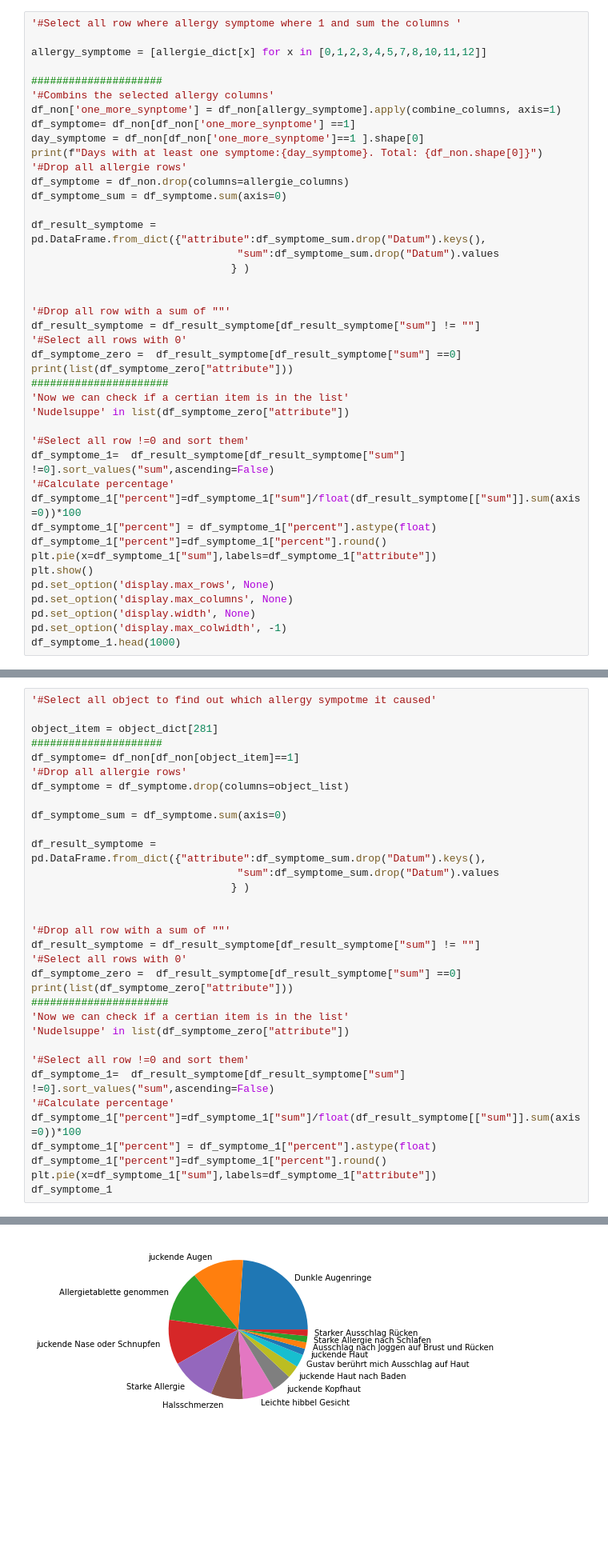
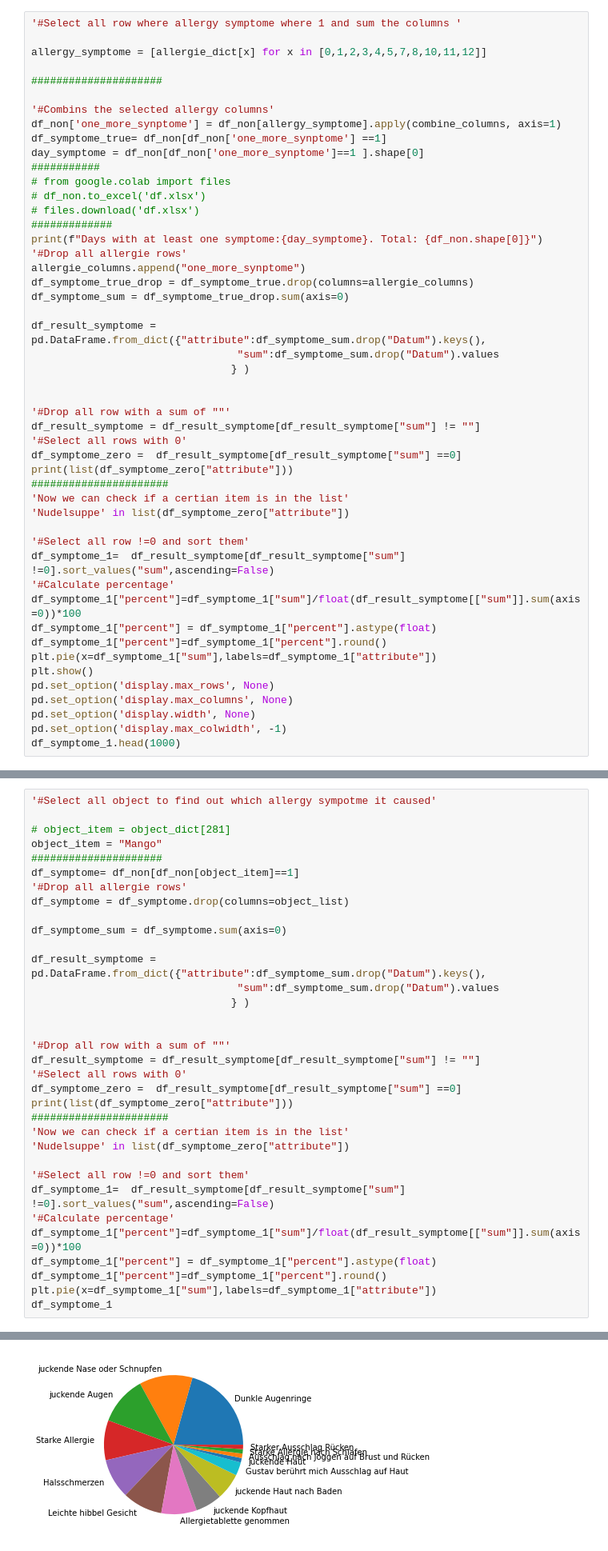
Before and after one commit to gwillig/Arcade-game, a Jupyter notebook: allergy.ipynb, the cells around one changed output, grey strips where cells are left out. Shown at 80% size. Drawn from its saved outputs; the diff is of its cells as text; blank space fills up the shorter version.

Commit message:
MOD|  Improved EDA function to find causes for allergy symptomes

```diff
--- a/allergy.ipynb
+++ b/allergy.ipynb
@@ -189,14 +198,21 @@ df_test
 allergy_symptome = [allergie_dict[x] for x in [0,1,2,3,4,5,7,8,10,11,12]]
 
 #####################
+
 '#Combins the selected allergy columns'
 df_non['one_more_synptome'] = df_non[allergy_symptome].apply(combine_columns, axis=1)
-df_symptome= df_non[df_non['one_more_synptome'] ==1]
+df_symptome_true= df_non[df_non['one_more_synptome'] ==1]
 day_symptome = df_non[df_non['one_more_synptome']==1 ].shape[0]
+###########
+# from google.colab import files
+# df_non.to_excel('df.xlsx')
+# files.download('df.xlsx')
+#############
 print(f"Days with at least one symptome:{day_symptome}. Total: {df_non.shape[0]}")
 '#Drop all allergie rows'
-df_symptome = df_non.drop(columns=allergie_columns)
-df_symptome_sum = df_symptome.sum(axis=0)
+allergie_columns.append("one_more_synptome")
+df_symptome_true_drop = df_symptome_true.drop(columns=allergie_columns)
+df_symptome_sum = df_symptome_true_drop.sum(axis=0)
 
 df_result_symptome = pd.DataFrame.from_dict({"attribute":df_symptome_sum.drop("Datum").keys(),
                                  "sum":df_symptome_sum.drop("Datum").values
@@ -239,7 +292,8 @@ object_list.remove('Datum')
 # %%
 '#Select all object to find out which allergy sympotme it caused'
 
-object_item = object_dict[281]
+# object_item = object_dict[281]
+object_item = "Mango"
 #####################
 df_symptome= df_non[df_non[object_item]==1]
 '#Drop all allergie rows'
@@ -289,4 +330,4 @@ df_symptome_1
-[figure, old version]
+[figure, new version]
 # %%
 sum
 # %%
```
Also changed, not shown: parts of 6 cells of this notebook.
